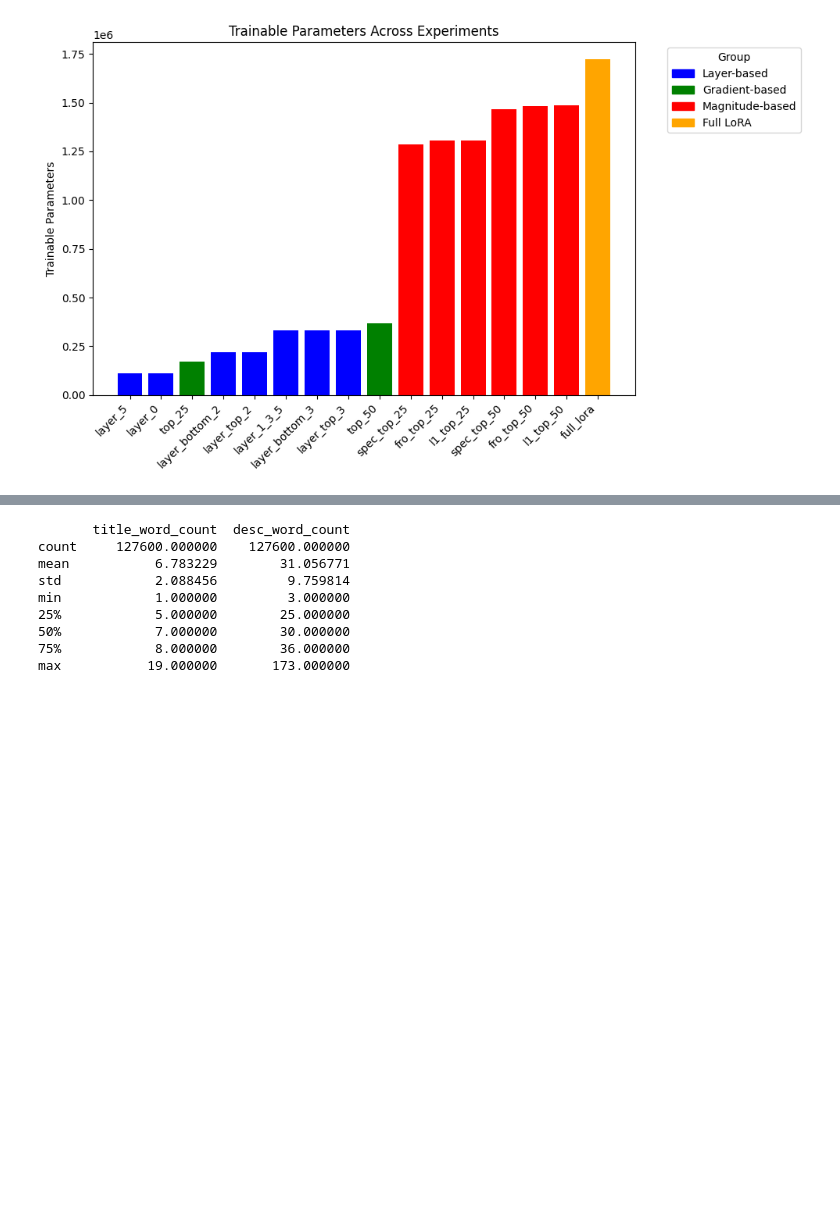
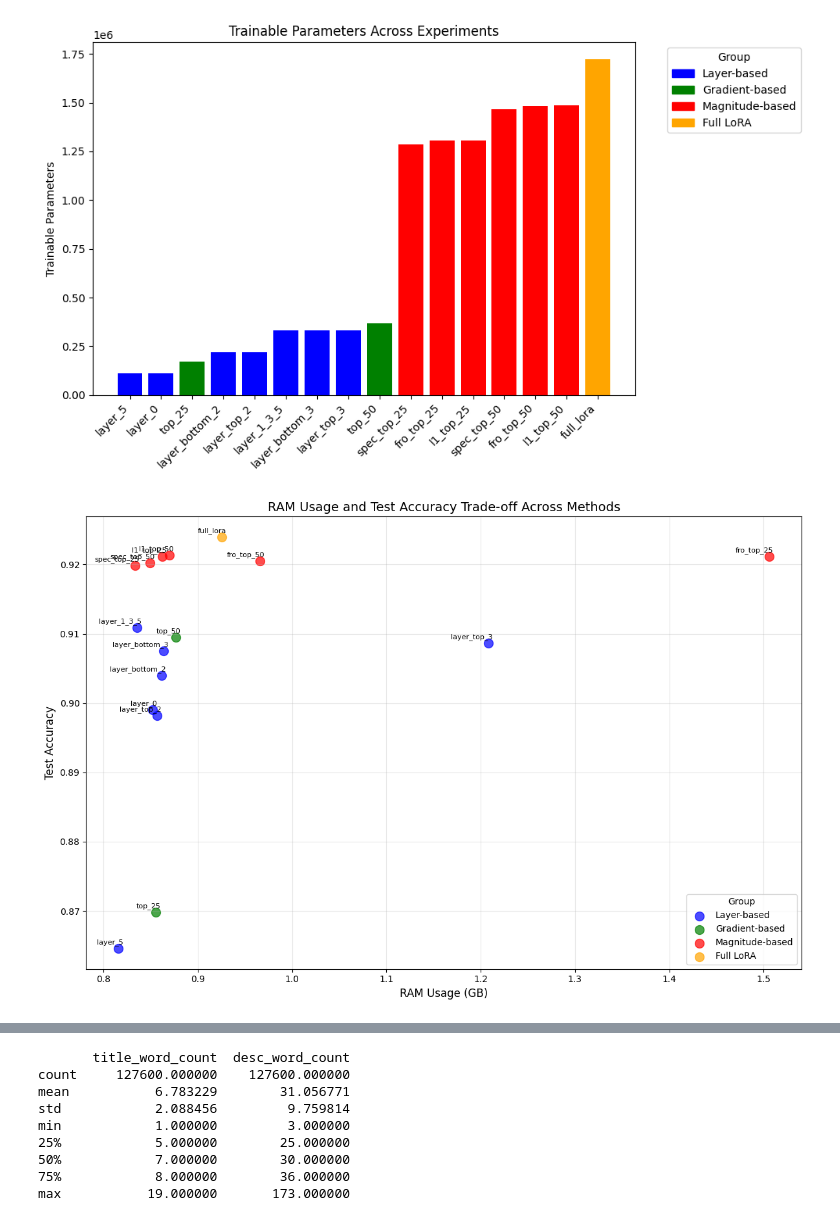
Before and after one commit to Matthew-Elbert/Selective-LoRA-Update-for-Memory-Efficient-LLM-Fine-Tuning, a Jupyter notebook: plot_discussion.ipynb, the cells around one changed output, grey strips where cells are left out. Saved outputs shown, nothing was run; the diff lists cells and outputs as text; code cells hidden in the pictures; blank space fills up the shorter version.

Commit message:
Add scatter plot

```diff
--- a/plot_discussion.ipynb
+++ b/plot_discussion.ipynb
@@ -131,3 +131,49 @@ plot_key(data_cache, "test_accuracy", all_paths, "Test Accuracy", True)
 plot_key(data_cache, "trainable_parameters", all_paths, "Trainable Parameters", annotate=False)
 # %% [output]
 [figure]
+# %%
+def plot_scatter(data_cache, all_paths, x_key, y_key, x_label, y_label, title):
+    plt.figure(figsize=(12, 8))
+
+    methods = []
+    x_values = []
+    y_values = []
+    groups = []
+
+    for name, data in data_cache.items():
+        if x_key in data and y_key in data:
+            methods.append(name)
+            x_values.append(data[x_key])
+            y_values.append(data[y_key])
+            group = get_group_from_path(all_paths[name])
+            groups.append(group)
+
+    # Create scatter plot with different colors for each group
+    for group in color_map.keys():
+        mask = [g == group for g in groups]
+        x = [x_values[i] for i in range(len(x_values)) if mask[i]]
+        y = [y_values[i] for i in range(len(y_values)) if mask[i]]
+        labels = [methods[i] for i in range(len(methods)) if mask[i]]
+
+        plt.scatter(x, y, label=group, s=100, alpha=0.7, color=color_map[group])
+
+        # Annotate points with method names
+        for xi, yi, label in zip(x, y, labels):
+            plt.annotate(label, (xi, yi), fontsize=8, ha='right', xytext=(5, 5),
+                        textcoords='offset points')
+
+    plt.xlabel(x_label, fontsize=12)
+    plt.ylabel(y_label, fontsize=12)
+    plt.title(title, fontsize=14)
+    plt.legend(title="Group", loc='best')
+    plt.grid(True, alpha=0.3)
+    plt.tight_layout()
+    plt.show()
+# %%
+# Example: RAM vs Accuracy
+plot_scatter(data_cache, all_paths,
+             "ram_increase_during_training_gb", "test_accuracy",
+             "RAM Usage (GB)", "Test Accuracy",
+             "RAM Usage and Test Accuracy Trade-off Across Methods")
+# %% [output]
+[figure, added]
```
Also changed, not shown: parts of 1 cell of this notebook.
